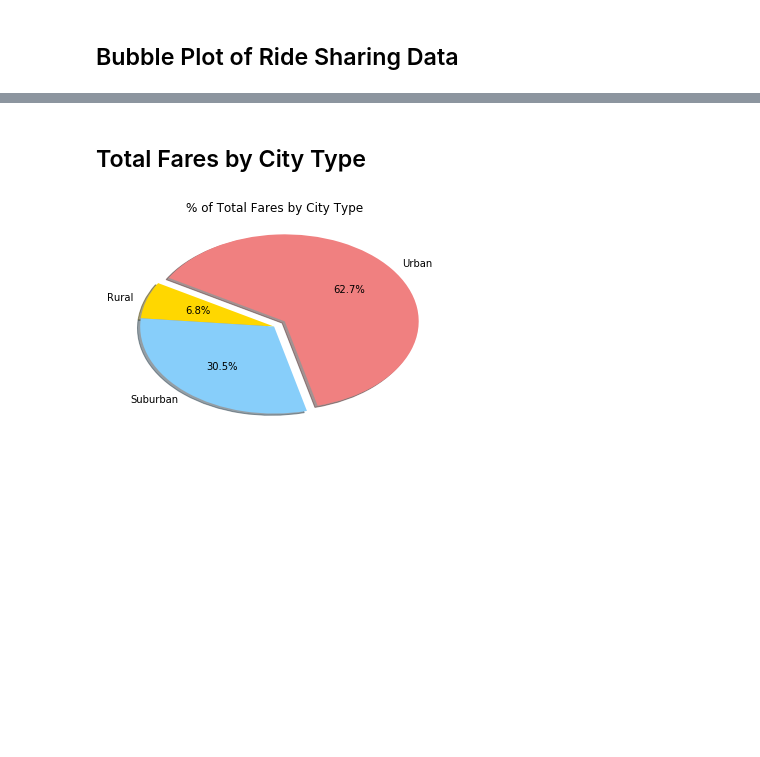
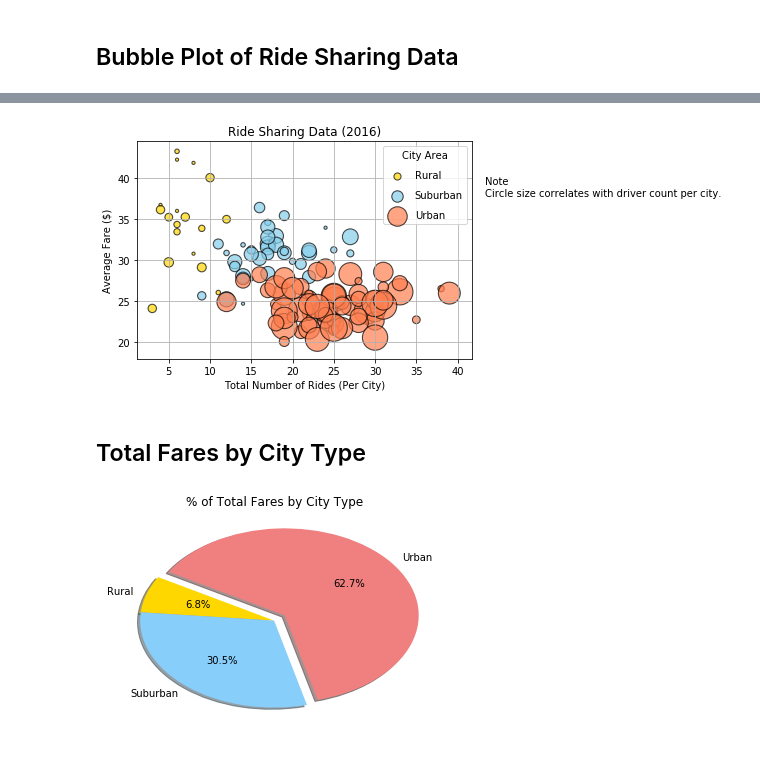
Before and after one commit to MBouchaqour/taxi-app-data-analysis, a Jupyter notebook: pyber.ipynb, the cells around one changed output, grey strips where cells are left out. Saved outputs shown, nothing was run; the diff lists cells and outputs as text; code cells hidden in the pictures; blank space fills up the shorter version.

```diff
--- a/pyber.ipynb
+++ b/pyber.ipynb
@@ -59,3 +34,67 @@ plt.show()
+# %%
+# Obtain the x and y coordinates for each of the three city types
+
+#x is total numbers of rides per city
+# y is average fare $
+#colors by city tipes
+
+ride_df = city_ride_data.groupby(['city', 'type']).agg({'ride_id': 'count', 'fare': 'mean', 'driver_count':'max'})
+
+ride_df = ride_df.reset_index()
+
+ride_df.columns = ['city','city_type','rides','avg_fare','driver_count']
+
+#ride_df.loc[ride_df['city_type'] == 'Urban', 'color'] = 'coral'
+#ride_df.loc[ride_df['city_type'] == 'Suburban', 'color'] = 'skyblue'
+#ride_df.loc[ride_df['city_type'] == 'Rural', 'color'] = 'gold'
+
+#ride_df
+
+
+
+
+# Build the scatter plots for each city types
+
+#area = (10 * ride_df.driver_count)
+
+#ax = ride_df.plot(kind='scatter', x='rides',y='avg_fare', s=area, c=ride_df.color, alpha=0.7, edgecolor='black', linewidth=1.1, title='Ride Sharing Data (2016)', label = ('asd','awd'))
+
+#ax.set_xlabel("Total Number of Rides (Per City)")
+#ax.set_ylabel("Average Fare ($)")
+
+#ax.annotate('Circle size', xy=(2, 1), xytext=(3, 4), arrowprops=dict(facecolor='black', shrink=0.05))
+
+#plt.grid()
+
+
+scatter_x = np.array(ride_df['rides'])
+scatter_y = np.array(ride_df['avg_fare'])
+group = np.array(ride_df['city_type'])
+size = np.array(ride_df['driver_count'])
+
+cdict = {'Urban': 'coral', 'Suburban': 'skyblue', 'Rural': 'gold'}
+
+fig, ax = plt.subplots()
+
+for g in np.unique(group):
+    ix = np.where(group == g)
+    area = (10 * size[ix])
+    ax.scatter(scatter_x[ix], scatter_y[ix], c = cdict[g], label = g, s = area,alpha=0.7, edgecolor='black', linewidth=1.1)
+
+plt.legend(scatterpoints=1,  labelspacing=1, title='City Area')
+
+plt.title('Ride Sharing Data (2016)')
+plt.grid()
+ax.set_xlabel("Total Number of Rides (Per City)")
+ax.set_ylabel("Average Fare ($)")
+
+ax.text(1.04, .75, 'Note\nCircle size correlates with driver count per city.', transform=ax.transAxes, fontsize=10)
+
+# Save Figure
+#plt.savefig('foo.png')
+plt.savefig('Images/01_Ride_Sharing_Data.pdf', bbox_inches="tight")
+# %% [output]
+[figure, added]
 # %% [markdown]
 ## Total Fares by City Type
 # %%
```
Also changed, not shown: parts of 3 cells of this notebook, 1 other file.
